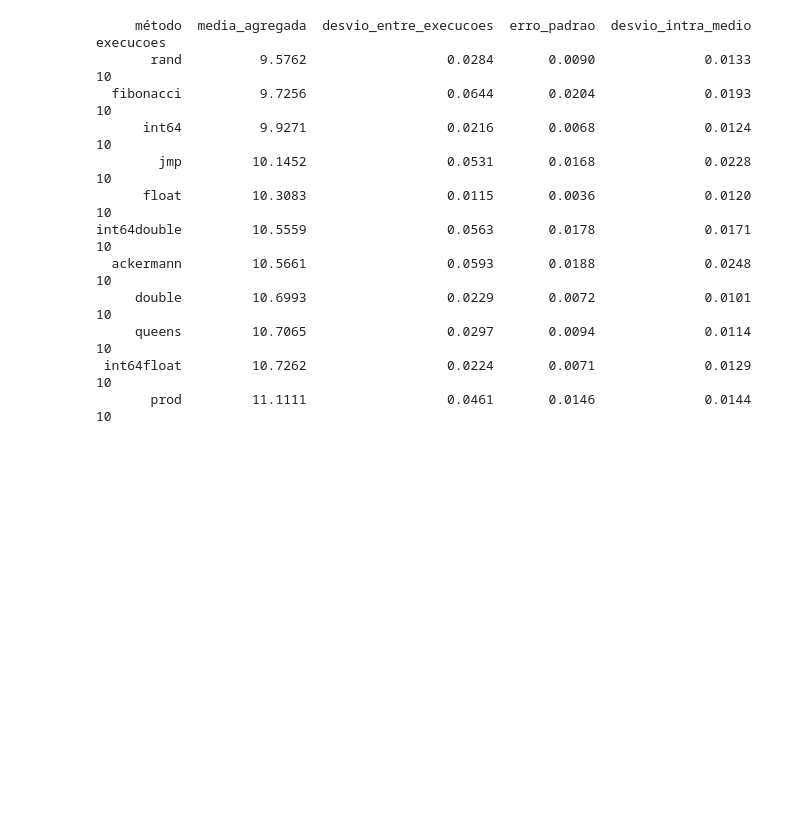
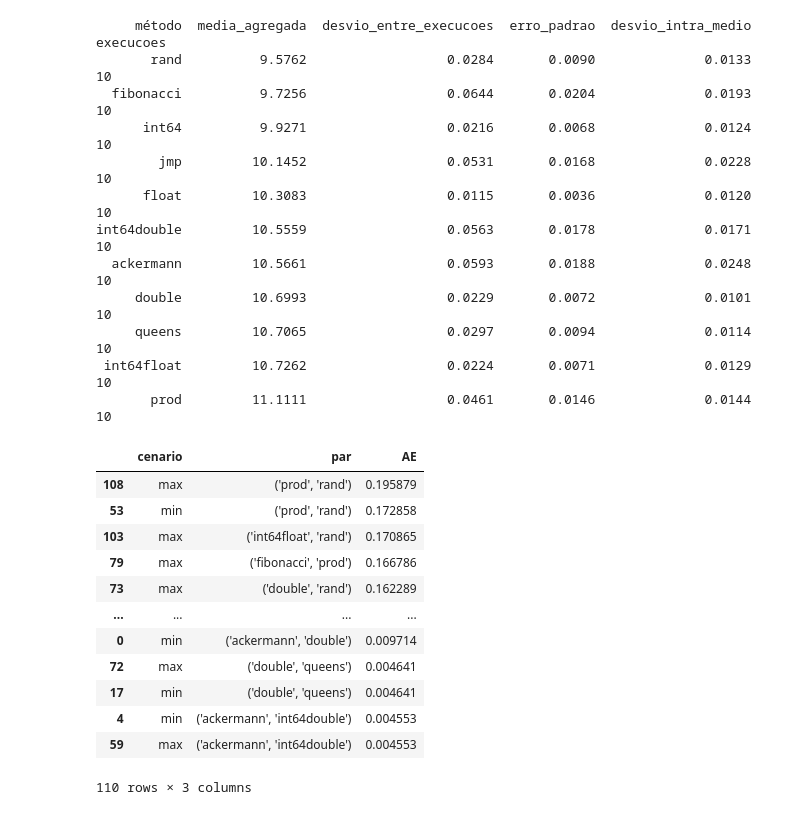
Before and after one commit to luizpcsilva/LECOS, a Jupyter notebook: dados/filtro.ipynb, the cells around one changed output. Saved outputs shown, nothing was run; the diff lists cells and outputs as text; code cells hidden in the pictures; blank space fills up the shorter version.

Commit message:
adiciona erro do scaphandre

```diff
--- a/dados/filtro.ipynb
+++ b/dados/filtro.ipynb
@@ -100,3 +133,21 @@ int64double         10.5559                  0.0563       0.0178              0.
      queens         10.7065                  0.0297       0.0094              0.0114         10
  int64float         10.7262                  0.0224       0.0071              0.0129         10
        prod         11.1111                  0.0461       0.0146              0.0144         10
+# %%
+# o codigo abaixo analisa o erro dos metodos dispostos nos csvs
+df = pd.read_csv("erro-por-par.csv")
+display(df.sort_values(by="AE", ascending=False))
+# %% [output]
+|  | cenario | par | AE |
+| 108 | max | ('prod', 'rand') | 0.195879 |
+| 53 | min | ('prod', 'rand') | 0.172858 |
+| 103 | max | ('int64float', 'rand') | 0.170865 |
+| 79 | max | ('fibonacci', 'prod') | 0.166786 |
+| 73 | max | ('double', 'rand') | 0.162289 |
+| ... | ... | ... | ... |
+| 0 | min | ('ackermann', 'double') | 0.009714 |
+| 72 | max | ('double', 'queens') | 0.004641 |
+| 17 | min | ('double', 'queens') | 0.004641 |
+| 4 | min | ('ackermann', 'int64double') | 0.004553 |
+| 59 | max | ('ackermann', 'int64double') | 0.004553 |
+110 rows × 3 columns
```
Also changed, not shown: parts of 2 cells of this notebook, 4 other files.
